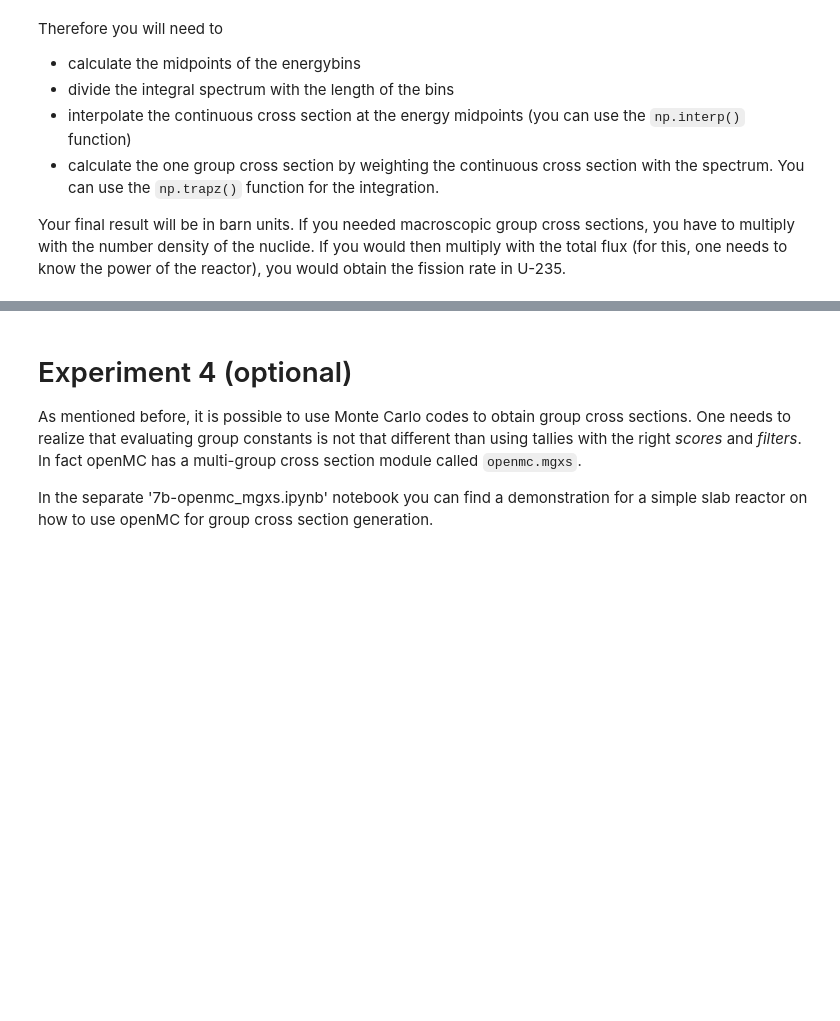
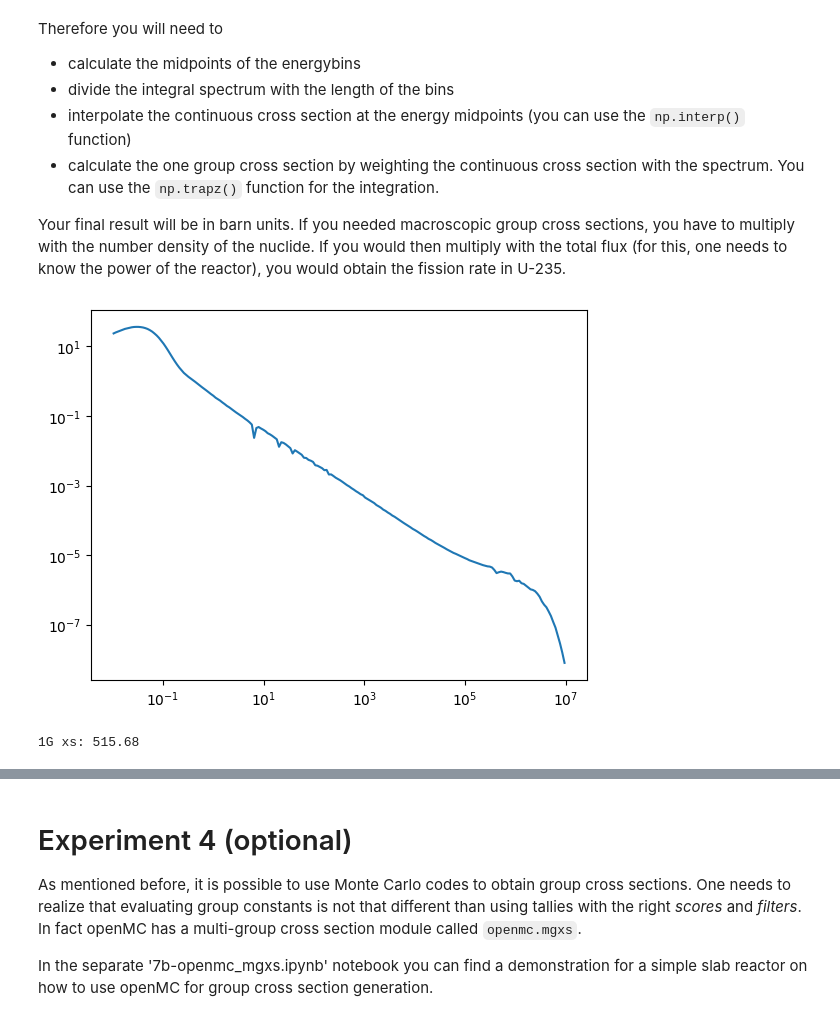
Before and after one commit to jenshoej/ReactorPhysics, a Jupyter notebook: Datalabs/Datalab07/7-NumericalDiffusion.ipynb, the cells around one changed output, grey strips where cells are left out. Cells and saved outputs as stored; diff of their text form; code cells hidden in the pictures; blank space fills up the shorter version.

```diff
--- a/Datalabs/Datalab07/7-NumericalDiffusion.ipynb
+++ b/Datalabs/Datalab07/7-NumericalDiffusion.ipynb
@@ -545,0 +604,17 @@ print('1G xs: {:.2f}'.format(xs51g))
+# %%
+binwidth = enhigh - enlow
+energyC=enlow + binwidth/2 #midpoint energies
+fluxpE=flux/binwidth
+
+plt.figure()
+plt.loglog(energyC,fluxpE)
+plt.show()
+
+xs5interp=np.interp(energyC, energy, xs)
+
+xs51g= np.trapz(xs5interp*fluxpE) / np.trapz(fluxpE)
+
+print('1G xs: {:.2f}'.format(xs51g))
+# %% [output]
+[figure, added]
+1G xs: 515.68
```
Also changed, not shown: parts of 13 cells of this notebook.
